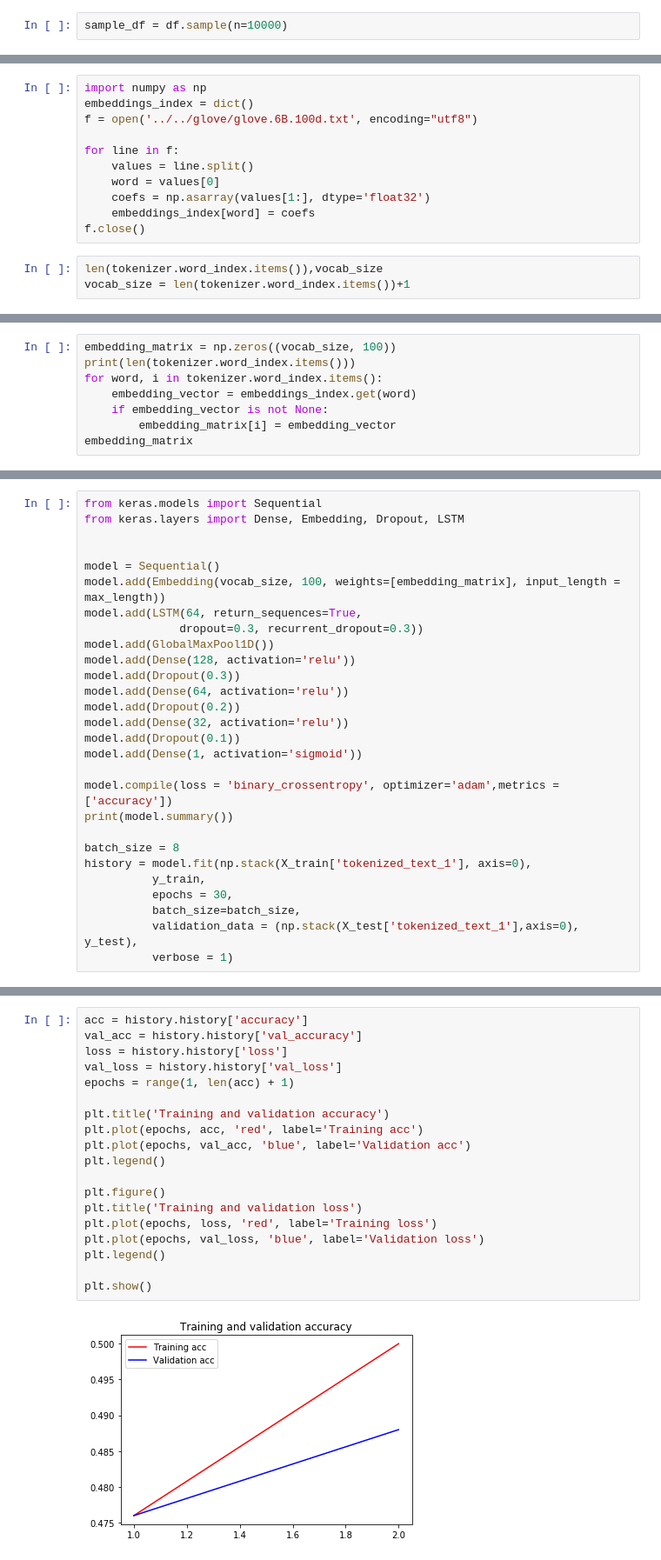
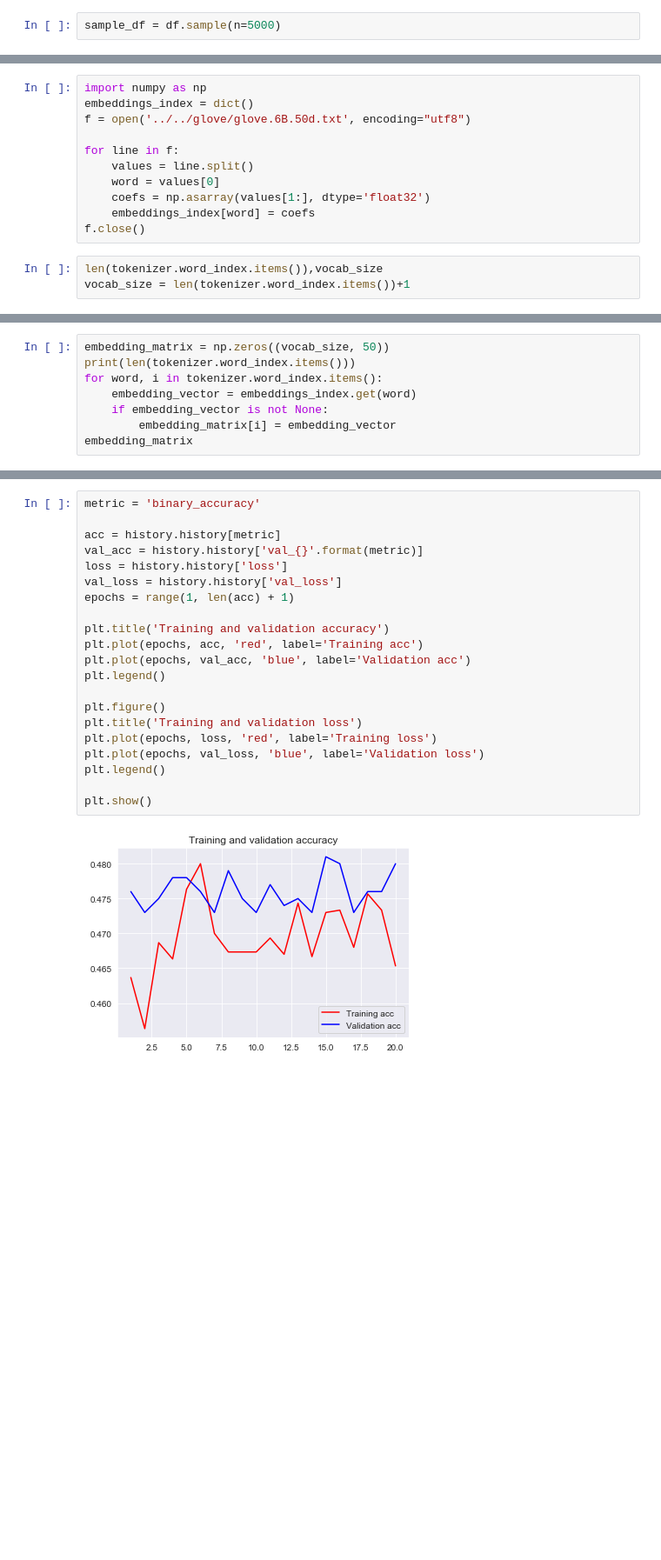
Before and after one commit to NachiLieder/pan20-authorship-verification, a Jupyter notebook: create_embedding.ipynb, the cells around one changed output, grey strips where cells are left out. Shown at 87% size. Cells and saved outputs as stored; diff of their text form; blank space fills up the shorter version.

Commit message:
updated architectures of NN, model comparison vs stacked models

```diff
--- a/create_embedding.ipynb
+++ b/create_embedding.ipynb
@@ -25,5 +79,5 @@ df.shape
 # %%
-sample_df = df.sample(n=10000)
+sample_df = df.sample(n=5000)
 # %%
 sample_df['same'] = sample_df['same'].astype(int)
 sample_df['same'].mean()
@@ -46,7 +137,7 @@ vocab_size
 # %%
 import numpy as np
 embeddings_index = dict()
-f = open('../../glove/glove.6B.100d.txt', encoding="utf8")
+f = open('../../glove/glove.6B.50d.txt', encoding="utf8")
 
 for line in f:
     values = line.split()
@@ -60,5 +155,5 @@ vocab_size = len(tokenizer.word_index.items())+1
 # %%
-embedding_matrix = np.zeros((vocab_size, 100))
+embedding_matrix = np.zeros((vocab_size, 50))
 print(len(tokenizer.word_index.items()))
 for word, i in tokenizer.word_index.items():
     embedding_vector = embeddings_index.get(word)
@@ -89,28 +195,0 @@ X_train, X_test, y_train, y_test = train_test_split(sample_df[['tokenized_text_1
-# %%
-from keras.models import Sequential
-from keras.layers import Dense, Embedding, Dropout, LSTM
-
-
-model = Sequential()
-model.add(Embedding(vocab_size, 100, weights=[embedding_matrix], input_length = max_length))
-model.add(LSTM(64, return_sequences=True,
-              dropout=0.3, recurrent_dropout=0.3))
-model.add(GlobalMaxPool1D())
-model.add(Dense(128, activation='relu'))
-model.add(Dropout(0.3))
-model.add(Dense(64, activation='relu'))
-model.add(Dropout(0.2))
-model.add(Dense(32, activation='relu'))
-model.add(Dropout(0.1))
-model.add(Dense(1, activation='sigmoid'))
-
-model.compile(loss = 'binary_crossentropy', optimizer='adam',metrics = ['accuracy'])
-print(model.summary())
-
-batch_size = 8
-history = model.fit(np.stack(X_train['tokenized_text_1'], axis=0),
-          y_train,
-          epochs = 30,
-          batch_size=batch_size,
-          validation_data = (np.stack(X_test['tokenized_text_1'],axis=0), y_test),
-          verbose = 1)
@@ -207,21 +503,23 @@ Epoch 2/2
 # %%
-acc = history.history['accuracy']
-val_acc = history.history['val_accuracy']
+metric = 'binary_accuracy'
+
+acc = history.history[metric]
+val_acc = history.history['val_{}'.format(metric)]
 loss = history.history['loss']
 val_loss = history.history['val_loss']
 epochs = range(1, len(acc) + 1)
 
 plt.title('Training and validation accuracy')
 plt.plot(epochs, acc, 'red', label='Training acc')
 plt.plot(epochs, val_acc, 'blue', label='Validation acc')
 plt.legend()
 
 plt.figure()
 plt.title('Training and validation loss')
 plt.plot(epochs, loss, 'red', label='Training loss')
 plt.plot(epochs, val_loss, 'blue', label='Validation loss')
 plt.legend()
 
 plt.show()
 # %% [output]
-[figure, old version]
+[figure, new version]
```
Also changed, not shown: parts of 35 cells of this notebook, 1 other file.
